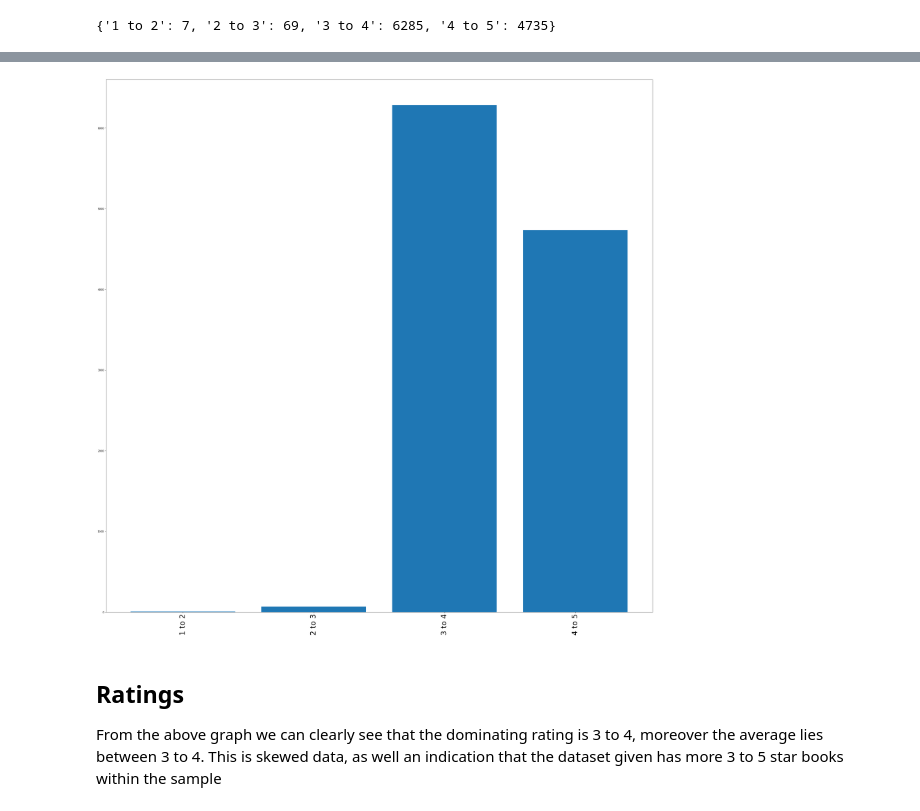
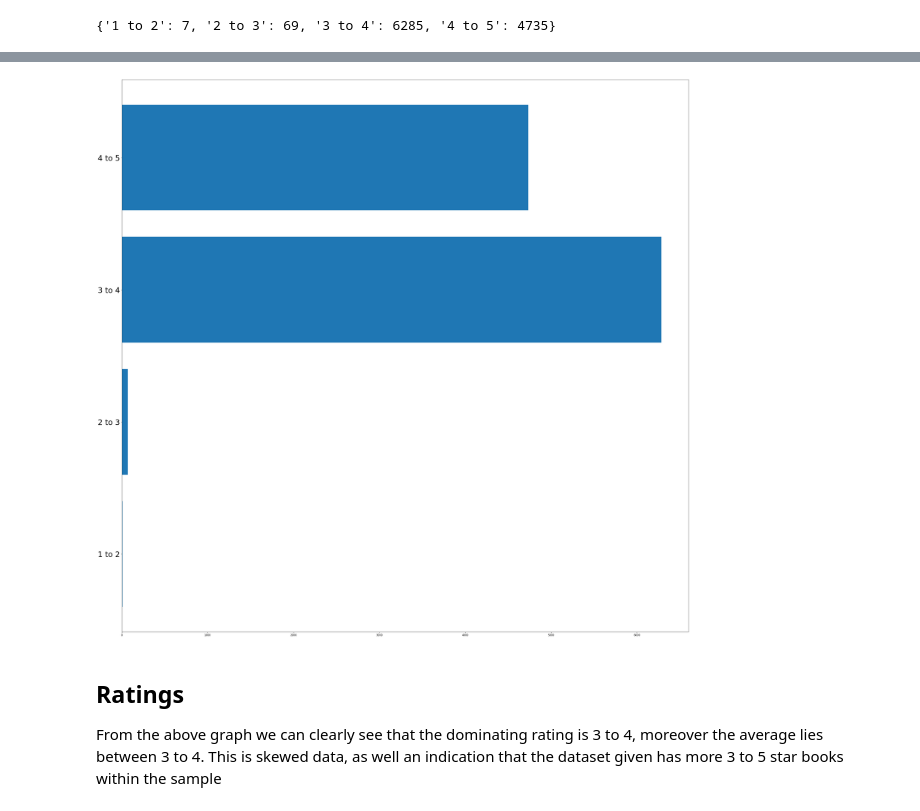
Before and after one commit to Darknez07/Goodread-books-analysis, a Jupyter notebook: books-and-reccomendation.ipynb, the cells around one changed output, grey strips where cells are left out. Drawn from its saved outputs; the diff is of its cells as text; code cells hidden in the pictures.

```diff
--- a/books-and-reccomendation.ipynb
+++ b/books-and-reccomendation.ipynb
@@ -187,7 +187,7 @@ rsv.sort_values(by='New dates',ascending=False).loc[:,("title","New dates")]
 rsv["Rating_Interval"] = pd.DataFrame(pd.cut(rsv.average_rating, 5, [0.0,1.0,2.0,3.0,4.0,5.0]))
 # %%
 ratings = dict()
-for i in range(0,5,1):s
+for i in range(0,5,1):
     ratings[str(i)+" to "+str(i+1)] = (rsv["Rating_Interval"] == pd.Interval(left = float(i), right = float(i+1))).sum()
 # %%
 del ratings['0 to 1']
@@ -203,11 +198,11 @@ plt.plot([i for i in range(4)], list(ratings.values())[:4])
 # %%
 plt.figure(figsize=(40, 40));
-plt.bar(range(len(ratings)), list(ratings.values()), align='center')
-plt.xticks(range(len(ratings)), list(ratings.keys()), fontsize=30, rotation=90)
+plt.barh(range(len(ratings)), list(ratings.values()), align='center')
+plt.yticks(range(len(ratings)), list(ratings.keys()), fontsize=30)
 # plt.yticks(range(50), range(50), fontsize=30)
 plt.show();
 # %% [output]
-[figure, old version]
+[figure, new version]
 # %% [markdown]
 ## Ratings
 From the above graph we can clearly see that the dominating rating is
```
Also changed, not shown: parts of 35 cells of this notebook.
